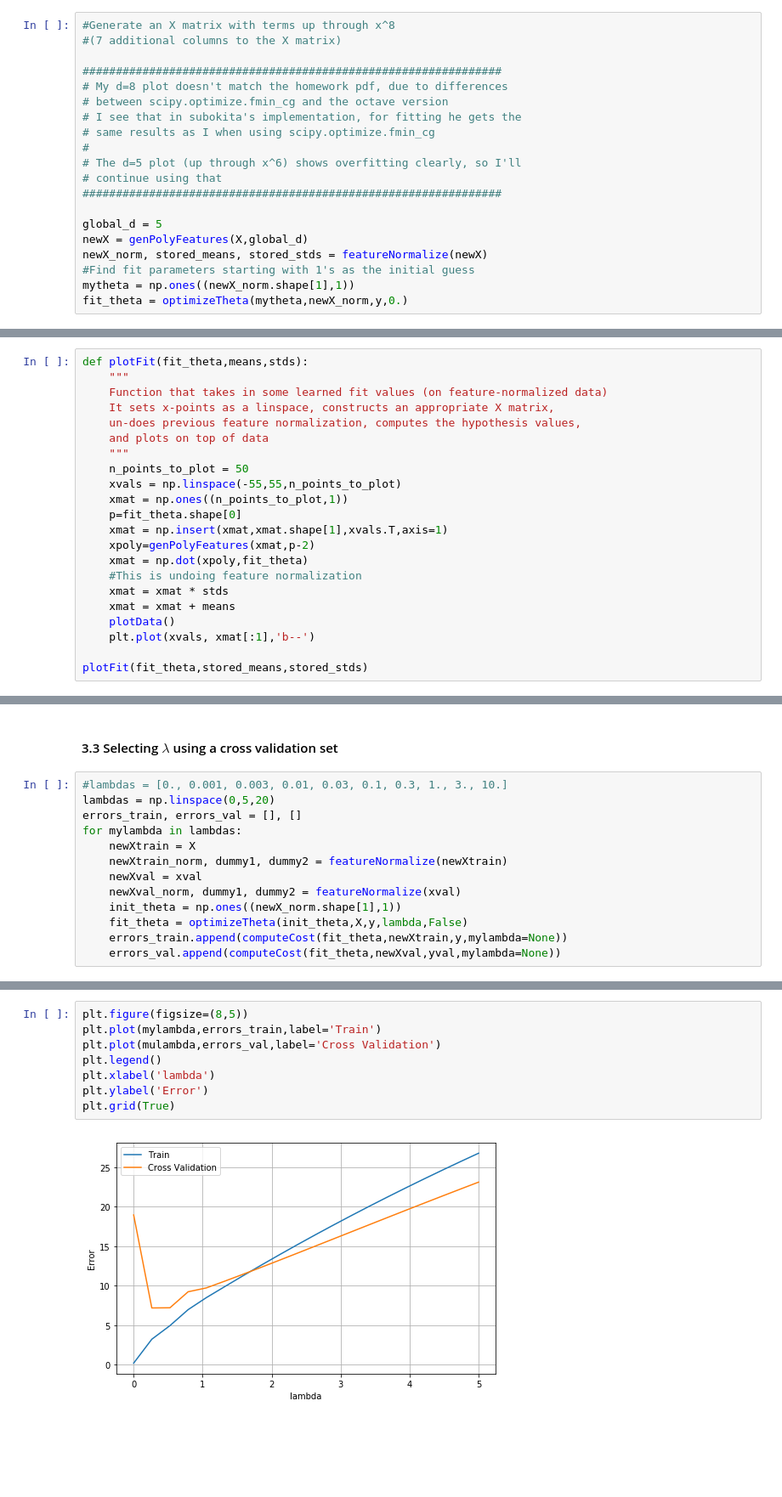
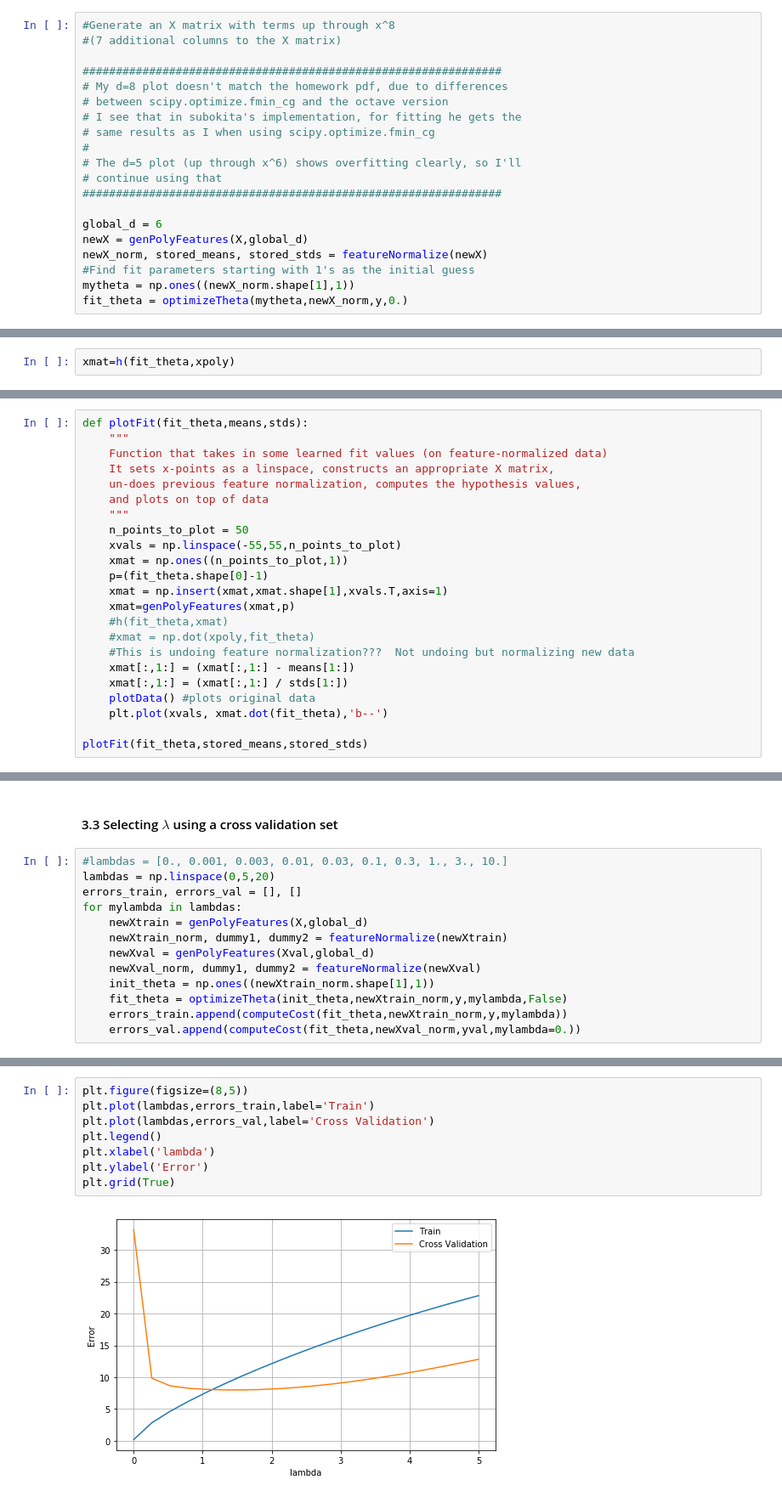
Before and after one commit to deniseheinz/LaunchCode-DataScience, a Jupyter notebook: ex5/ex5-Regularized_Linear_Regression.ipynb, the cells around one changed output, grey strips where cells are left out. Shown at 85% size. Drawn from its saved outputs; the diff is of its cells as text; blank space fills up the shorter version.

```diff
--- a/ex5/ex5-Regularized_Linear_Regression.ipynb
+++ b/ex5/ex5-Regularized_Linear_Regression.ipynb
@@ -231,7 +219,7 @@ def featureNormalize(myX):
 # continue using that
 ###############################################################
 
-global_d = 5
+global_d = 6
 newX = genPolyFeatures(X,global_d)
 newX_norm, stored_means, stored_stds = featureNormalize(newX)
 #Find fit parameters starting with 1's as the initial guess
@@ -245,0 +234,2 @@ Warning: Desired error not necessarily achieved due to precision loss.
+# %%
+xmat=h(fit_theta,xpoly)
@@ -254,15 +248,16 @@ def plotFit(fit_theta,means,stds):
     n_points_to_plot = 50
     xvals = np.linspace(-55,55,n_points_to_plot)
     xmat = np.ones((n_points_to_plot,1))
-    p=fit_theta.shape[0]
+    p=(fit_theta.shape[0]-1)
     xmat = np.insert(xmat,xmat.shape[1],xvals.T,axis=1)
-    xpoly=genPolyFeatures(xmat,p-2)
-    xmat = np.dot(xpoly,fit_theta)
-    #This is undoing feature normalization
-    xmat = xmat * stds
-    xmat = xmat + means
-    plotData()
-    plt.plot(xvals, xmat[:1],'b--')
+    xmat=genPolyFeatures(xmat,p)
+    #h(fit_theta,xmat)
+    #xmat = np.dot(xpoly,fit_theta)
+    #This is undoing feature normalization???  Not undoing but normalizing new data
+    xmat[:,1:] = (xmat[:,1:] - means[1:])
+    xmat[:,1:] = (xmat[:,1:] / stds[1:])
+    plotData() #plots original data
+    plt.plot(xvals, xmat.dot(fit_theta),'b--')
 
 plotFit(fit_theta,stored_means,stored_stds)
 # %% [output]
@@ -336,11 +331,11 @@ Warning: Desired error not necessarily achieved due to precision loss.
 lambdas = np.linspace(0,5,20)
 errors_train, errors_val = [], []
 for mylambda in lambdas:
-    newXtrain = X
+    newXtrain = genPolyFeatures(X,global_d)
     newXtrain_norm, dummy1, dummy2 = featureNormalize(newXtrain)
-    newXval = xval
-    newXval_norm, dummy1, dummy2 = featureNormalize(xval)
-    init_theta = np.ones((newX_norm.shape[1],1))
-    fit_theta = optimizeTheta(init_theta,X,y,lambda,False)
-    errors_train.append(computeCost(fit_theta,newXtrain,y,mylambda=None))
-    errors_val.append(computeCost(fit_theta,newXval,yval,mylambda=None))
+    newXval = genPolyFeatures(Xval,global_d)
+    newXval_norm, dummy1, dummy2 = featureNormalize(newXval)
+    init_theta = np.ones((newXtrain_norm.shape[1],1))
+    fit_theta = optimizeTheta(init_theta,newXtrain_norm,y,mylambda,False)
+    errors_train.append(computeCost(fit_theta,newXtrain_norm,y,mylambda))
+    errors_val.append(computeCost(fit_theta,newXval_norm,yval,mylambda=0.))
@@ -347,10 +346,10 @@ for mylambda in lambdas:
 # %%
 plt.figure(figsize=(8,5))
-plt.plot(mylambda,errors_train,label='Train')
-plt.plot(mulambda,errors_val,label='Cross Validation')
+plt.plot(lambdas,errors_train,label='Train')
+plt.plot(lambdas,errors_val,label='Cross Validation')
 plt.legend()
 plt.xlabel('lambda')
 plt.ylabel('Error')
 plt.grid(True)
 # %% [output]
-[figure, old version]
+[figure, new version]
```
Also changed, not shown: parts of 18 cells of this notebook.
